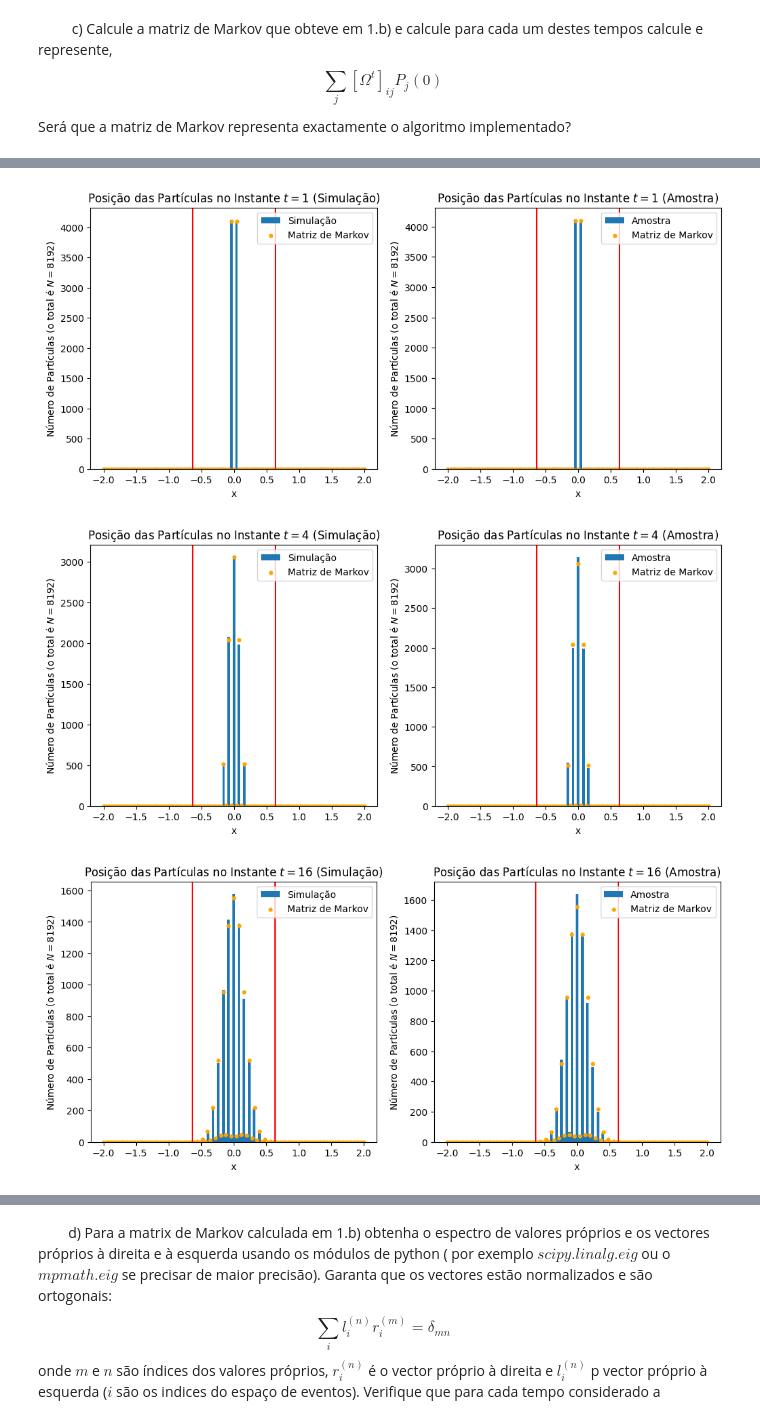
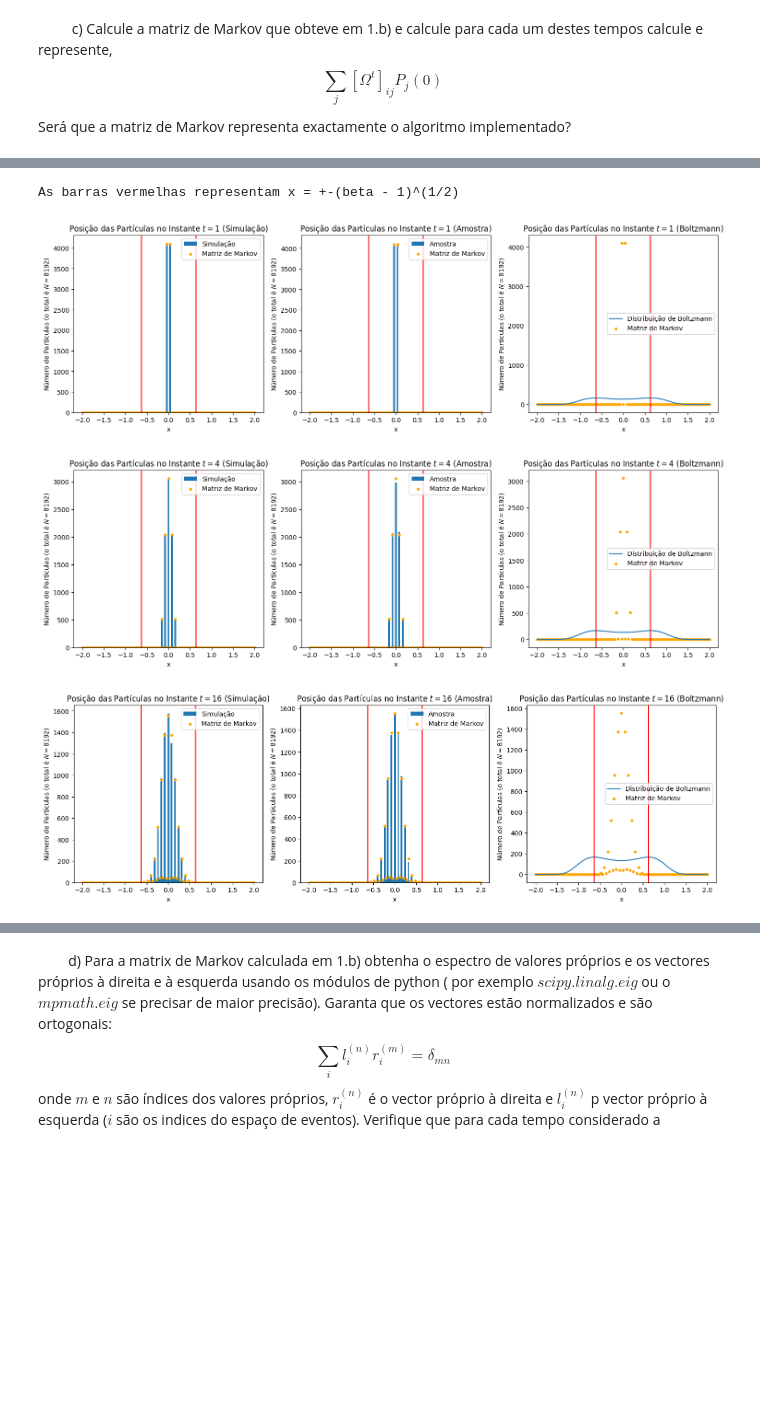
Before and after one commit to guilhermebaos/Aulas-Uni, a Jupyter notebook: Física Estatística/TPC2/TPC2.ipynb, the cells around one changed output, grey strips where cells are left out. Saved outputs shown, nothing was run; the diff lists cells and outputs as text; code cells hidden in the pictures; blank space fills up the shorter version.

```diff
--- a/Física Estatística/TPC2/TPC2.ipynb
+++ b/Física Estatística/TPC2/TPC2.ipynb
@@ -485,6 +530,7 @@ for t in tt12b:
     WW12c += [np.linalg.matrix_power(W12c, t)]
 
 
+print("As barras vermelhas representam x = +-(beta - 1)^(1/2)")
 # Calcular a distribuição prevista pela matriz de Markov em t e comparar com a que observamos na simulação!
 for i, W in enumerate(WW12c):
     # Posições finais simuladas
@@ -498,34 +544,46 @@ for i, W in enumerate(WW12c):
     ee = delta * (ee - D//2)
 
 
     # Juntar os gráficos 2 a 2
-    cols = 2
+    cols = 3
     rows = 1
     plt.figure(figsize=(6 * cols, 5 * rows))
 
     # Representar graficamente as posições finais do passeio
     plt.subplot(rows, cols, 1)
     plt.hist(ff, label="Simulação", range=(-2, 2), bins=D)
     plt.scatter(np.linspace(-2, 2, D), mm * N12b, label="Matriz de Markov", c="orange", s=12)
     plt.title(f"Posição das Partículas no Instante $t = {tt12b[i]}$ (Simulação)")
     plt.axvline(np.sqrt(beta12b-1), color="red")
     plt.axvline(-np.sqrt(beta12b-1), color="red")
     plt.xlabel("x")
     plt.ylabel(f"Número de Partículas (o total é $N = {N12b}$)")
     plt.legend()
 
     # Representar graficamente os valores extraídos da distribuição prevista pela matriz de Markov
     plt.subplot(rows, cols, 2)
     plt.hist(ee, label="Amostra", range=(-2, 2), bins=D)
     plt.scatter(np.linspace(-2, 2, D), mm * N12b, label="Matriz de Markov", c="orange", s=12)
     plt.title(f"Posição das Partículas no Instante $t = {tt12b[i]}$ (Amostra)")
     plt.axvline(np.sqrt(beta12b-1), color="red")
     plt.axvline(-np.sqrt(beta12b-1), color="red")
     plt.xlabel("x")
     plt.ylabel(f"Número de Partículas (o total é $N = {N12b}$)")
     plt.legend()
+
+    # Representar graficamente a distribuição de Boltzmann e comparar com o estado previsto pela matriz de Markov
+    plt.subplot(rows, cols, 3)
+    plt.plot(xx, bb12b * 4 * N12b / (D-1), label="Distribuição de Boltzmann")
+    plt.scatter(np.linspace(-2, 2, D), mm * N12b, label="Matriz de Markov", c="orange", s=12)
+    plt.title(f"Posição das Partículas no Instante $t = {tt12b[i]}$ (Boltzmann)")
+    plt.axvline(np.sqrt(beta12b-1), color="red")
+    plt.axvline(-np.sqrt(beta12b-1), color="red")
+    plt.xlabel("x")
+    plt.ylabel(f"Número de Partículas (o total é $N = {N12b}$)")
+    plt.legend()
     plt.show()
 # %% [output]
+As barras vermelhas representam x = +-(beta - 1)^(1/2)
-[figure, old version]
+[figure, new version]
-[figure, old version]
+[figure, new version]
-[figure, old version]
+[figure, new version]
```
Also changed, not shown: parts of 12 cells of this notebook.
